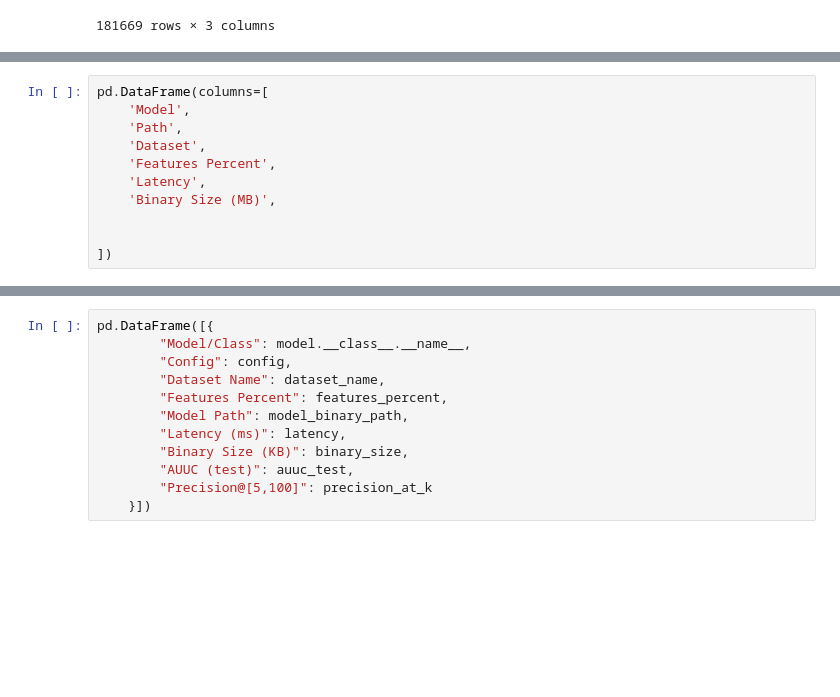
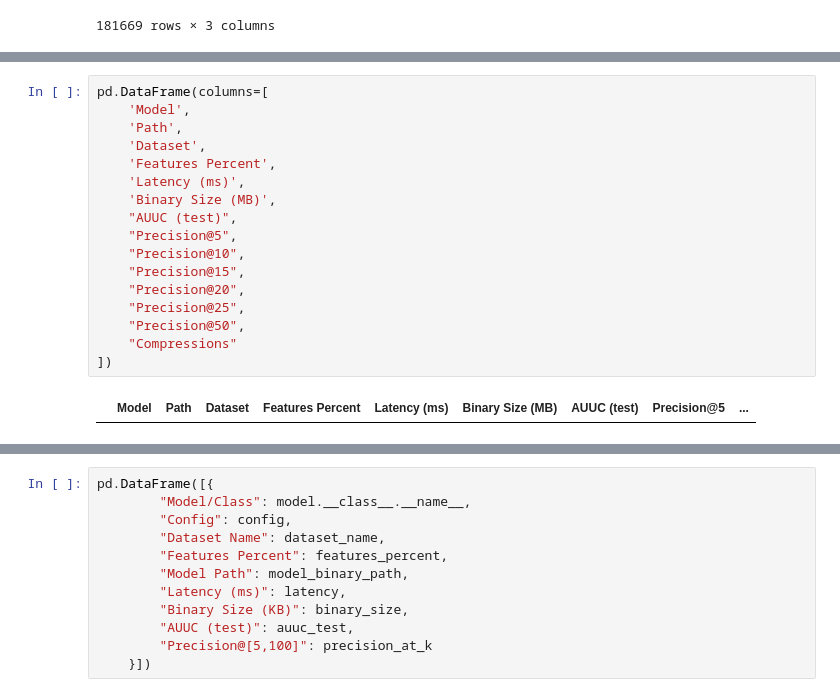
Before and after one commit to OganyanRV/UpliftModelingResearch, a Jupyter notebook: notebooks/sanbox for model factory.ipynb, the cells around one changed output, grey strips where cells are left out. Drawn from its saved outputs; the diff is of its cells as text; blank space fills up the shorter version.

```diff
--- a/notebooks/sanbox for model factory.ipynb
+++ b/notebooks/sanbox for model factory.ipynb
@@ -407,11 +350,19 @@ os.path.getsize("model.pkl") / 1e6
 # %%
 pd.DataFrame(columns=[
     'Model',
     'Path',
     'Dataset',
     'Features Percent',
-    'Latency',
+    'Latency (ms)',
     'Binary Size (MB)',
-
-
+    "AUUC (test)",
+    "Precision@5",
+    "Precision@10",
+    "Precision@15",
+    "Precision@20",
+    "Precision@25",
+    "Precision@50",
+    "Compressions"
 ])
+# %% [output]
+|  | Model | Path | Dataset | Features Percent | Latency (ms) | Binary Size (MB) | AUUC (test) | Precision@5 | ... |
```
Also changed, not shown: parts of 43 cells of this notebook, 14 other files.
